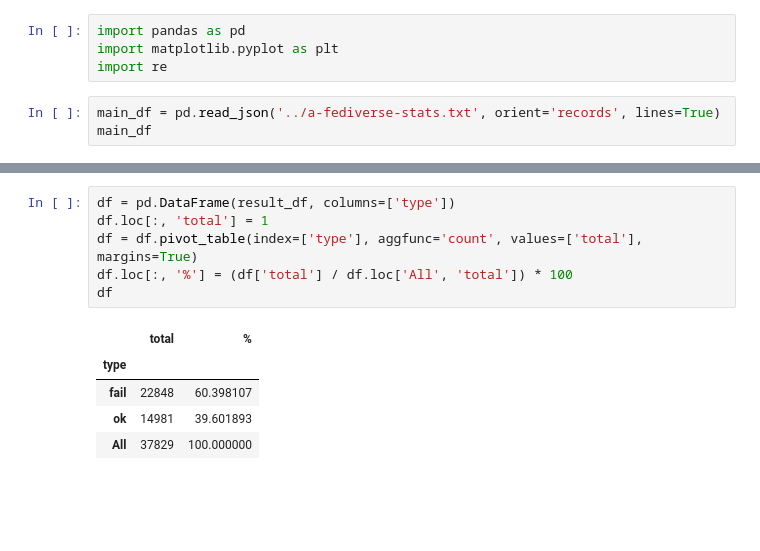
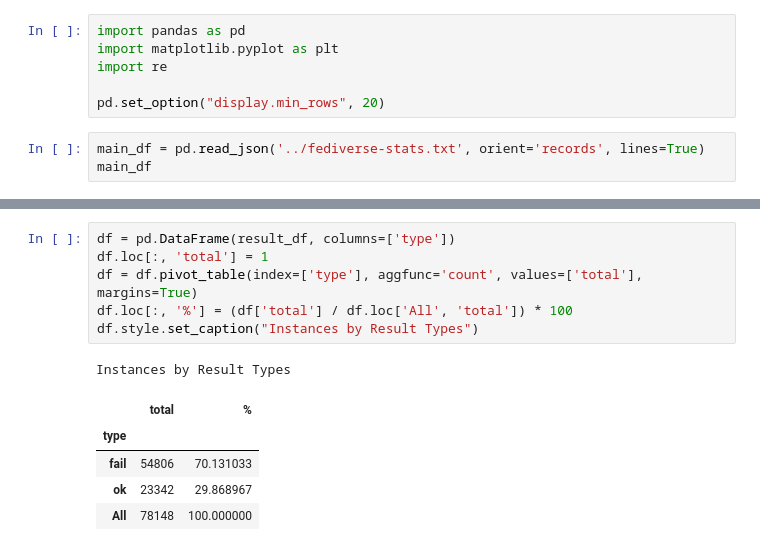
Before and after one commit to mizunashi-mana/fediverse-stats, a Jupyter notebook: notebook/fediverse-stats.ipynb, the cells around one changed output, grey strips where cells are left out. Saved outputs shown, nothing was run; the diff lists cells and outputs as text; blank space fills up the shorter version.

```diff
--- a/notebook/fediverse-stats.ipynb
+++ b/notebook/fediverse-stats.ipynb
@@ -2,8 +2,10 @@
 import pandas as pd
 import matplotlib.pyplot as plt
 import re
+
+pd.set_option("display.min_rows", 20)
 # %%
-main_df = pd.read_json('../a-fediverse-stats.txt', orient='records', lines=True)
+main_df = pd.read_json('../fediverse-stats.txt', orient='records', lines=True)
 main_df
 # %% [output]
 |  | endpoint | checked_target | result |
@@ -39,15 +51,16 @@ result_df
 # %%
 df = pd.DataFrame(result_df, columns=['type'])
 df.loc[:, 'total'] = 1
 df = df.pivot_table(index=['type'], aggfunc='count', values=['total'], margins=True)
 df.loc[:, '%'] = (df['total'] / df.loc['All', 'total']) * 100
-df
+df.style.set_caption("Instances by Result Types")
 # %% [output]
+Instances by Result Types
 |  | total | % |
 | type |  |  |
-| fail | 22848 | 60.398107 |
-| ok | 14981 | 39.601893 |
-| All | 37829 | 100.000000 |
+| fail | 54806 | 70.131033 |
+| ok | 23342 | 29.868967 |
+| All | 78148 | 100.000000 |
 # %%
 def detect_detail_kind(detail):
     if type(detail) is not str:
```
Also changed, not shown: parts of 20 cells of this notebook, 2 other files.
